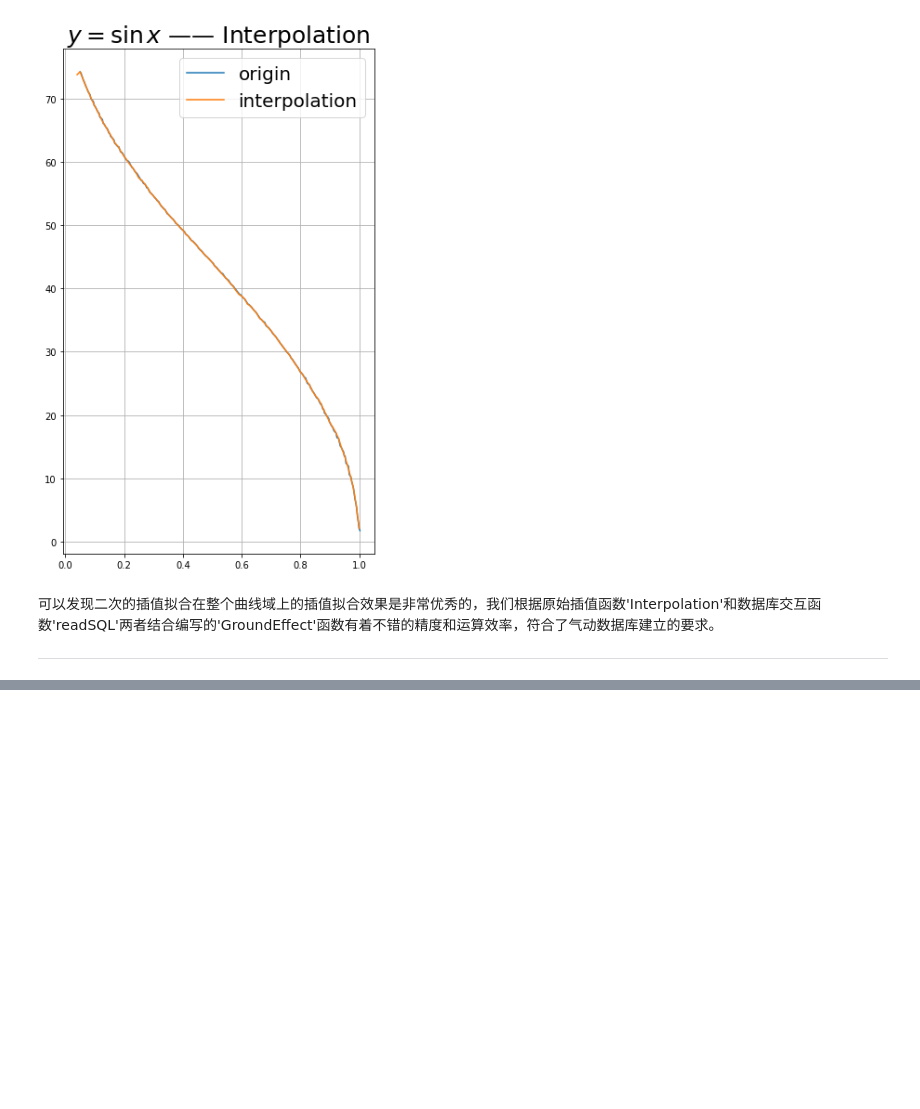
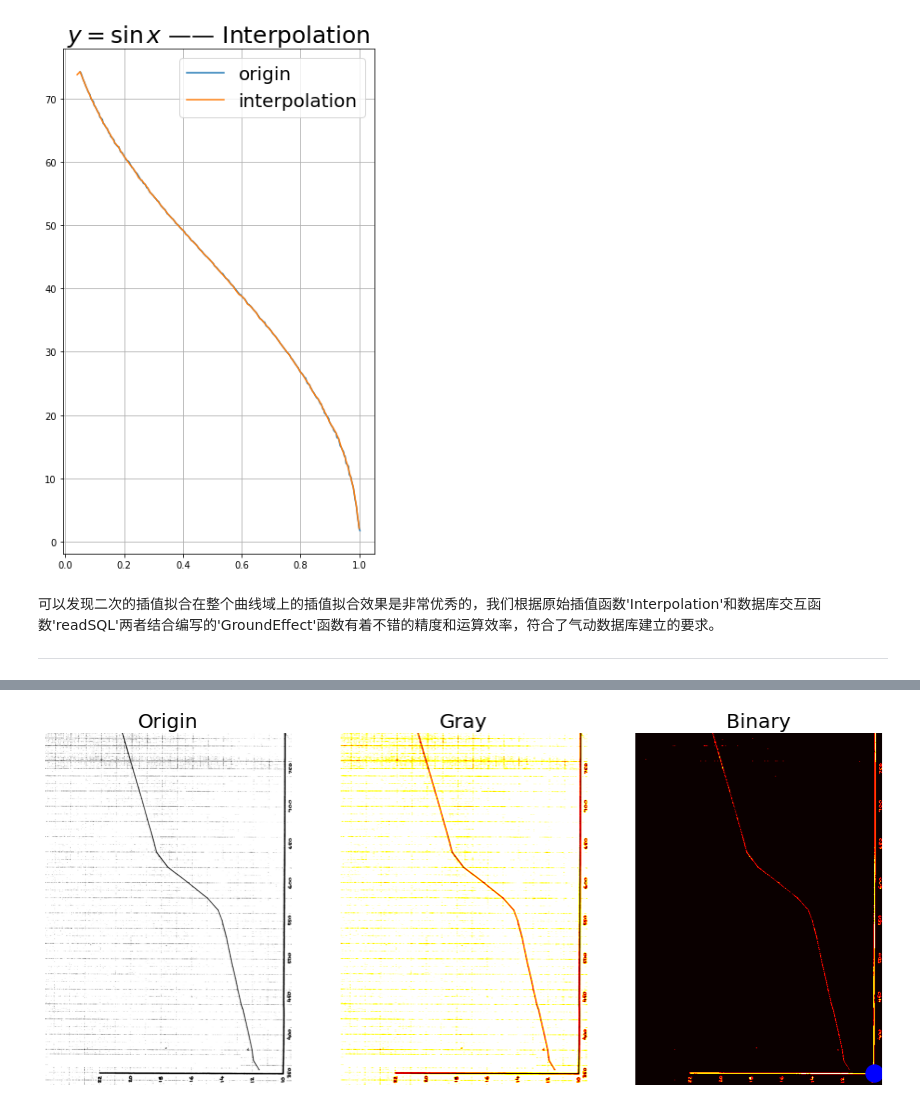
Before and after one commit to cherose2004/learning, a Jupyter notebook: project/Flight Simulation/homework/ProjectTeam1.ipynb, the cells around one changed output, grey strips where cells are left out. Drawn from its saved outputs; the diff is of its cells as text; code cells hidden in the pictures; blank space fills up the shorter version.

```diff
--- a/project/Flight Simulation/homework/ProjectTeam1.ipynb
+++ b/project/Flight Simulation/homework/ProjectTeam1.ipynb
@@ -1496,0 +1522,27 @@ del i , x , y , xx , yy
+# %%
+name = 'ex4.png' # 给出文件名
+ex4 = ad.Pic(name , up=5) # 创建Pic图像类别,人工二值化分界点up=5
+
+#展示图象
+#下面这段代码只是为了展示Pic创建效果，不是务必执行
+plt.figure(figsize = (15,9))
+
+plt.subplot(1,3,1)
+plt.imshow(ex4.pic)
+plt.axis('off')
+plt.title('Origin',fontsize = 20)
+
+plt.subplot(1,3,2)
+plt.imshow(ex4.gray , cmap = plt.cm.hot)
+plt.axis('off')
+plt.title('Gray',fontsize = 20)
+
+plt.subplot(1,3,3)
+plt.imshow(ex4.binary , cmap = plt.cm.hot)
+plt.axis('off')
+plt.title('Binary',fontsize = 20)
+plt.scatter(ex4.N0 , ex4.M0 , color = 'b' , s = 300)
+
+plt.show()
+# %% [output]
+[figure, added]
```
Also changed, not shown: parts of 17 cells of this notebook, 3 other files.
